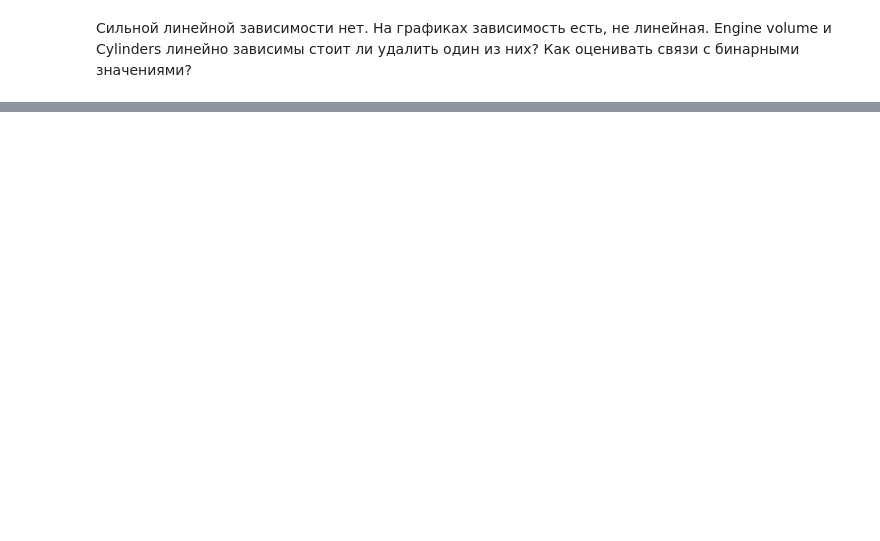
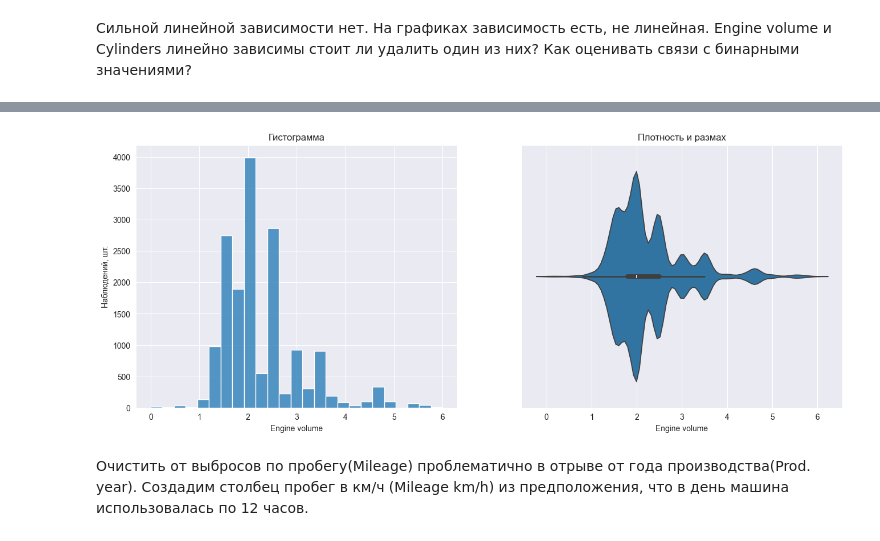
Before and after one commit to Paul-the-human/car_price_prediction, a Jupyter notebook: car_price_prediction.ipynb, the cells around one changed output, grey strips where cells are left out. Cells and saved outputs as stored; diff of their text form; code cells hidden in the pictures; blank space fills up the shorter version.

```diff
--- a/car_price_prediction.ipynb
+++ b/car_price_prediction.ipynb
@@ -378,0 +414,7 @@ Engine volume и Сylinders линейно зависимы стоит ли уд
+# %%
+visualize(df[df["Engine volume"] <= 6]["Engine volume"])
+# %% [output]
+[figure, added]
+# %% [markdown]
+Очистить от выбросов по пробегу(Mileage) проблематично в отрыве от года производства(Prod. year).
+Создадим столбец пробег в км/ч (Mileage km/h) из предположения, что в день машина использовалась по 12 часов.
```
Also changed, not shown: parts of 63 cells of this notebook.
